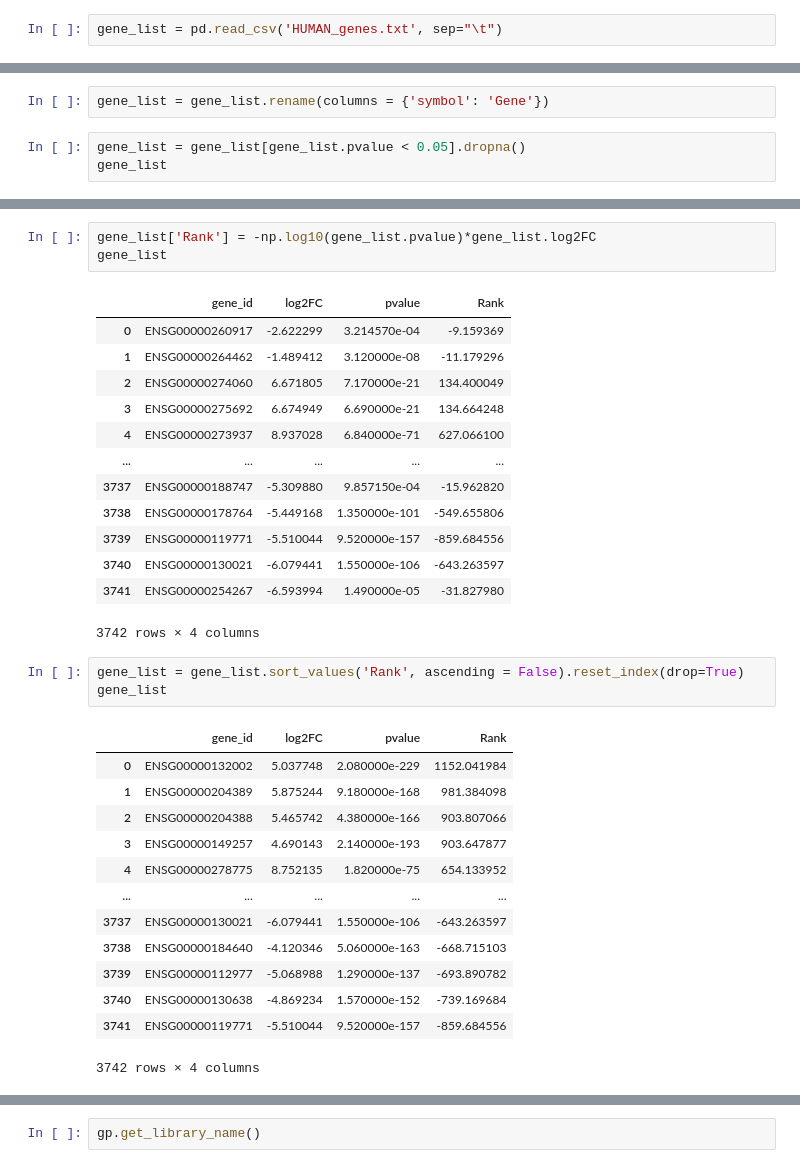
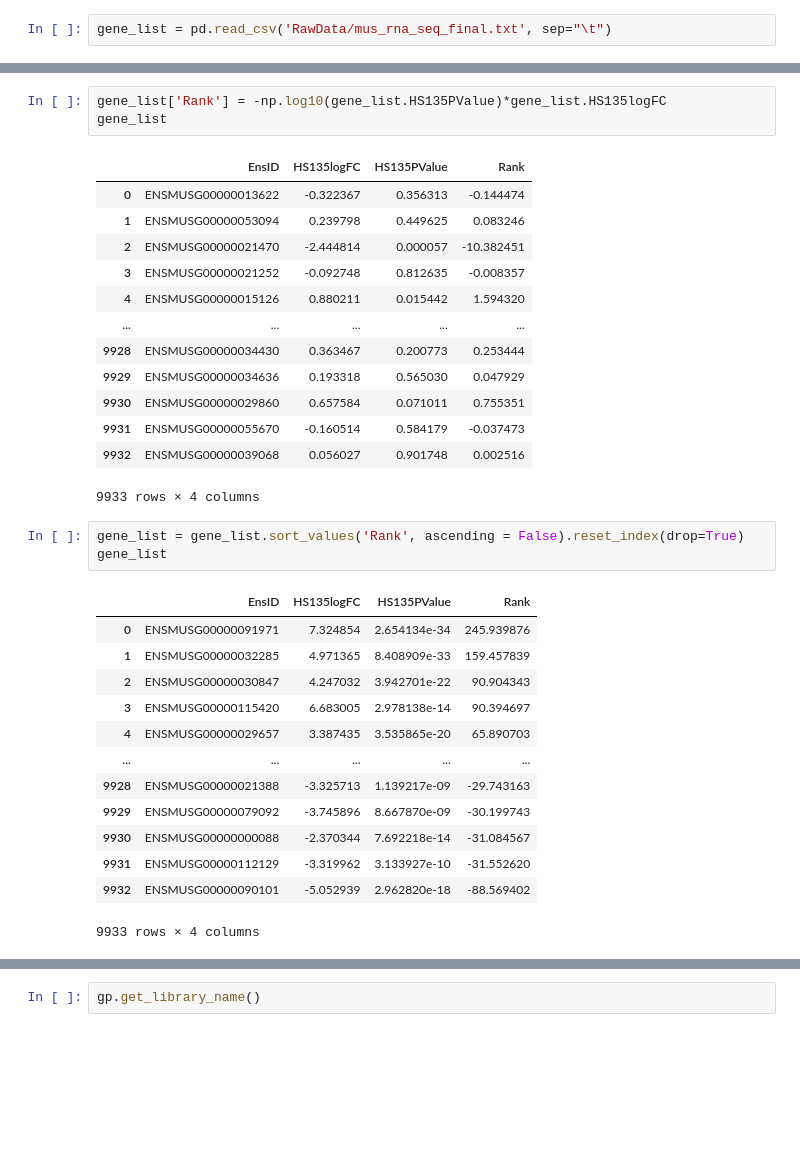
Before and after one commit to jnjahncke/hot-seq-summer, a Jupyter notebook: GSEA_table formatting and ranking.ipynb, the cells around one changed output, grey strips where cells are left out. Drawn from its saved outputs; the diff is of its cells as text; blank space fills up the shorter version.

```diff
--- a/GSEA_table formatting and ranking.ipynb
+++ b/GSEA_table formatting and ranking.ipynb
@@ -10,5 +12,5 @@ from gseapy import biomart
 # %%
-gene_list = pd.read_csv('HUMAN_genes.txt', sep="\t")
+gene_list = pd.read_csv('RawData/mus_rna_seq_final.txt', sep="\t")
 # %%
 gene_list.head()
 # %% [output]
@@ -26,5 +22,0 @@ def get_ensembl_mappings():
-# %%
-gene_list = gene_list.rename(columns = {'symbol': 'Gene'})
-# %%
-gene_list = gene_list[gene_list.pvalue < 0.05].dropna()
-gene_list
@@ -45,35 +23,35 @@ gene_list
 # %%
-gene_list['Rank'] = -np.log10(gene_list.pvalue)*gene_list.log2FC
+gene_list['Rank'] = -np.log10(gene_list.HS135PValue)*gene_list.HS135logFC
 gene_list
 # %% [output]
-|  | gene_id | log2FC | pvalue | Rank |
-| 0 | ENSG00000260917 | -2.622299 | 3.214570e-04 | -9.159369 |
-| 1 | ENSG00000264462 | -1.489412 | 3.120000e-08 | -11.179296 |
-| 2 | ENSG00000274060 | 6.671805 | 7.170000e-21 | 134.400049 |
-| 3 | ENSG00000275692 | 6.674949 | 6.690000e-21 | 134.664248 |
-| 4 | ENSG00000273937 | 8.937028 | 6.840000e-71 | 627.066100 |
+|  | EnsID | HS135logFC | HS135PValue | Rank |
+| 0 | ENSMUSG00000013622 | -0.322367 | 0.356313 | -0.144474 |
+| 1 | ENSMUSG00000053094 | 0.239798 | 0.449625 | 0.083246 |
+| 2 | ENSMUSG00000021470 | -2.444814 | 0.000057 | -10.382451 |
+| 3 | ENSMUSG00000021252 | -0.092748 | 0.812635 | -0.008357 |
+| 4 | ENSMUSG00000015126 | 0.880211 | 0.015442 | 1.594320 |
 | ... | ... | ... | ... | ... |
-| 3737 | ENSG00000188747 | -5.309880 | 9.857150e-04 | -15.962820 |
-| 3738 | ENSG00000178764 | -5.449168 | 1.350000e-101 | -549.655806 |
-| 3739 | ENSG00000119771 | -5.510044 | 9.520000e-157 | -859.684556 |
-| 3740 | ENSG00000130021 | -6.079441 | 1.550000e-106 | -643.263597 |
-| 3741 | ENSG00000254267 | -6.593994 | 1.490000e-05 | -31.827980 |
+| 9928 | ENSMUSG00000034430 | 0.363467 | 0.200773 | 0.253444 |
+| 9929 | ENSMUSG00000034636 | 0.193318 | 0.565030 | 0.047929 |
+| 9930 | ENSMUSG00000029860 | 0.657584 | 0.071011 | 0.755351 |
+| 9931 | ENSMUSG00000055670 | -0.160514 | 0.584179 | -0.037473 |
+| 9932 | ENSMUSG00000039068 | 0.056027 | 0.901748 | 0.002516 |
-3742 rows × 4 columns
+9933 rows × 4 columns
 # %%
 gene_list = gene_list.sort_values('Rank', ascending = False).reset_index(drop=True)
 gene_list
 # %% [output]
-|  | gene_id | log2FC | pvalue | Rank |
-| 0 | ENSG00000132002 | 5.037748 | 2.080000e-229 | 1152.041984 |
-| 1 | ENSG00000204389 | 5.875244 | 9.180000e-168 | 981.384098 |
-| 2 | ENSG00000204388 | 5.465742 | 4.380000e-166 | 903.807066 |
-| 3 | ENSG00000149257 | 4.690143 | 2.140000e-193 | 903.647877 |
-| 4 | ENSG00000278775 | 8.752135 | 1.820000e-75 | 654.133952 |
+|  | EnsID | HS135logFC | HS135PValue | Rank |
+| 0 | ENSMUSG00000091971 | 7.324854 | 2.654134e-34 | 245.939876 |
+| 1 | ENSMUSG00000032285 | 4.971365 | 8.408909e-33 | 159.457839 |
+| 2 | ENSMUSG00000030847 | 4.247032 | 3.942701e-22 | 90.904343 |
+| 3 | ENSMUSG00000115420 | 6.683005 | 2.978138e-14 | 90.394697 |
+| 4 | ENSMUSG00000029657 | 3.387435 | 3.535865e-20 | 65.890703 |
 | ... | ... | ... | ... | ... |
-| 3737 | ENSG00000130021 | -6.079441 | 1.550000e-106 | -643.263597 |
-| 3738 | ENSG00000184640 | -4.120346 | 5.060000e-163 | -668.715103 |
-| 3739 | ENSG00000112977 | -5.068988 | 1.290000e-137 | -693.890782 |
-| 3740 | ENSG00000130638 | -4.869234 | 1.570000e-152 | -739.169684 |
-| 3741 | ENSG00000119771 | -5.510044 | 9.520000e-157 | -859.684556 |
+| 9928 | ENSMUSG00000021388 | -3.325713 | 1.139217e-09 | -29.743163 |
+| 9929 | ENSMUSG00000079092 | -3.745896 | 8.667870e-09 | -30.199743 |
+| 9930 | ENSMUSG00000000088 | -2.370344 | 7.692218e-14 | -31.084567 |
+| 9931 | ENSMUSG00000112129 | -3.319962 | 3.133927e-10 | -31.552620 |
+| 9932 | ENSMUSG00000090101 | -5.052939 | 2.962820e-18 | -88.569402 |
-3742 rows × 4 columns
+9933 rows × 4 columns
 # %%
```
Also changed, not shown: parts of 15 cells of this notebook.
